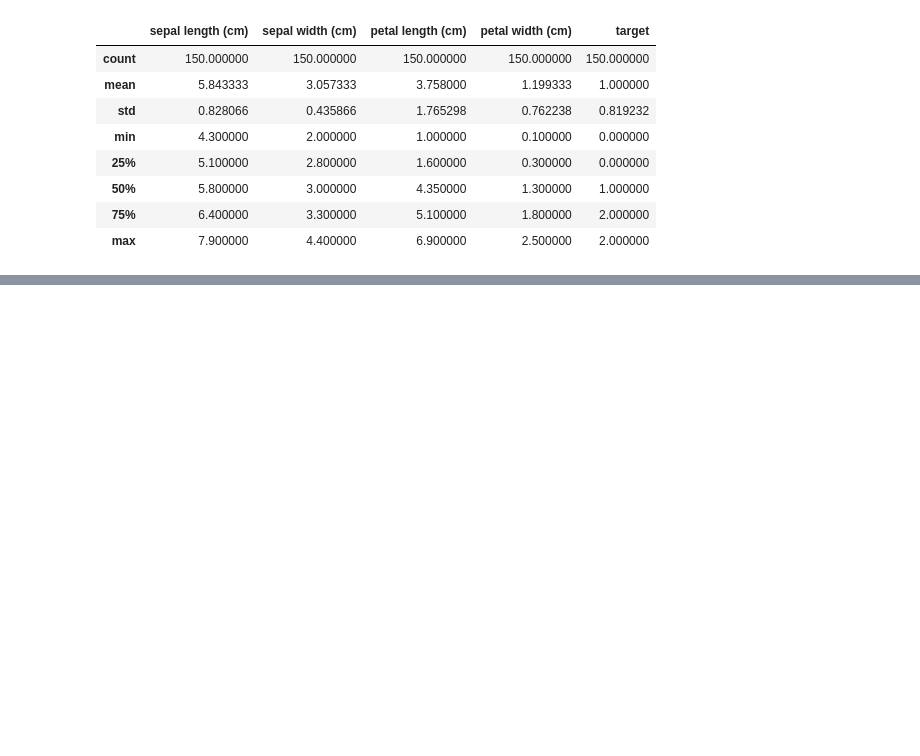
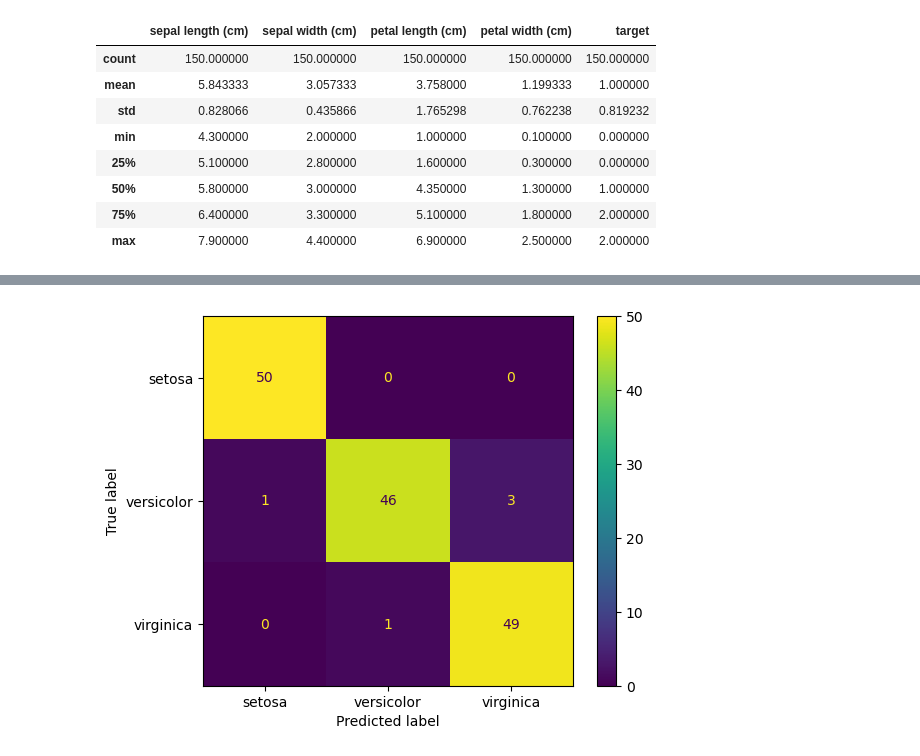
Before and after one commit to JeanGC970520/caipc, a Jupyter notebook: my_learning/logistics_regresion/multinomial.ipynb, the cells around one changed output, grey strips where cells are left out. Drawn from its saved outputs; the diff is of its cells as text; code cells hidden in the pictures; blank space fills up the shorter version.

Commit message:
Fitting model and making predictions. Then, evaluate the model.

```diff
--- a/my_learning/logistics_regresion/multinomial.ipynb
+++ b/my_learning/logistics_regresion/multinomial.ipynb
@@ -76,0 +105,5 @@ lr_ovr.fit(X_train, Y_train)
+# %%
+predictions = lr_ovr.predict(X_train)
+print(predictions)
+
+accuracy = lr_ovr.score(X_train, Y_train)
@@ -76,0 +118,21 @@ lr_ovr.fit(X_train, Y_train)
+# %%
+# Visualizacion de los resultados
+cm = metrics.confusion_matrix(Y_train, predictions)
+
+cm_display = metrics.ConfusionMatrixDisplay(confusion_matrix=cm, display_labels=iris.target_names)
+cm_display.plot()
+
+# plt.figure(figsize=(9,9))
+# sns.heatmap(cm,
+#             annot=True,
+#             fmt=".0f",
+#             linewidths=.5,
+#             square = True,
+#             cmap = 'Blues')
+# plt.ylabel('Actual label', fontsize = 17)
+# plt.xlabel('Predicted label', fontsize = 17)
+# plt.title(f'Accuracy Score: {accuracy:.3f}', size = 17)
+# plt.tick_params(labelsize= 15)
+plt.show()
+# %% [output]
+[figure, added]
```
Also changed, not shown: parts of 10 cells of this notebook.
